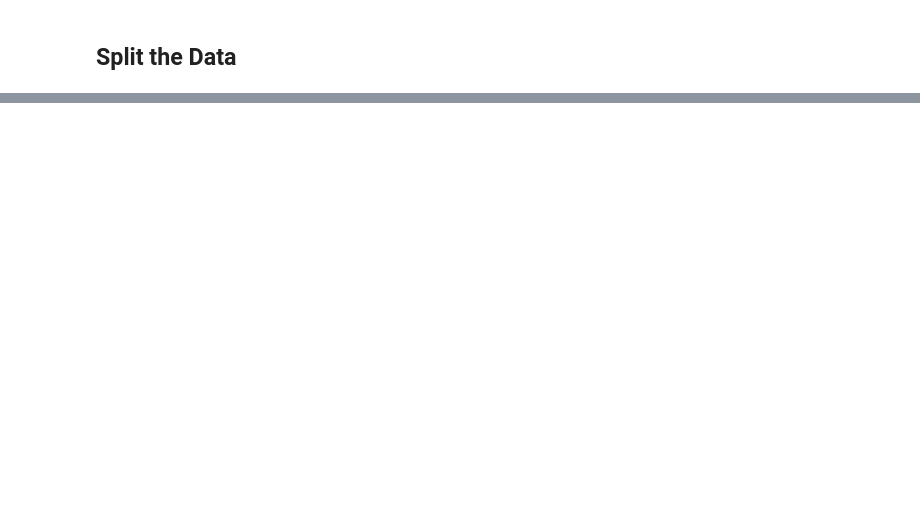
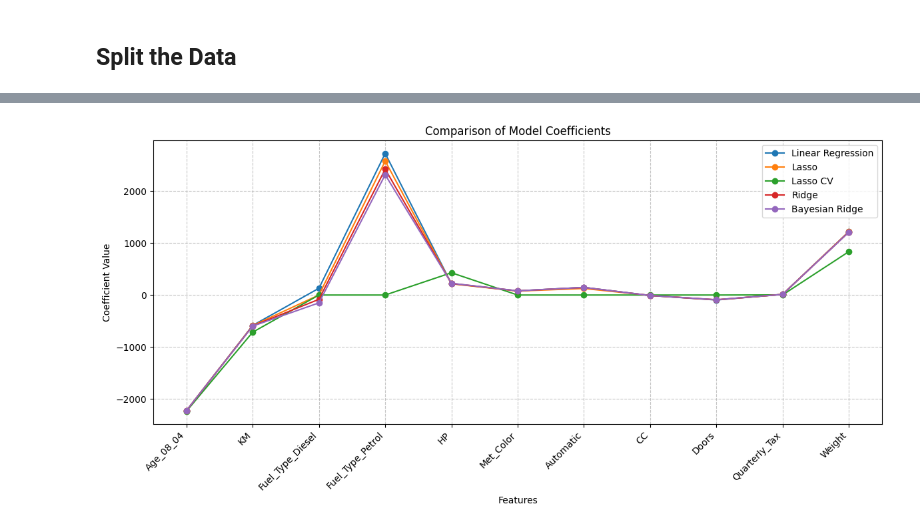
Before and after one commit to jenniferbleaux1/msa550-code-files-2025, a Jupyter notebook: notebooks/02_python_lecture_02-MultipleLinearRegression.ipynb, the cells around one changed output, grey strips where cells are left out. Saved outputs shown, nothing was run; the diff lists cells and outputs as text; code cells hidden in the pictures; blank space fills up the shorter version.

```diff
--- a/notebooks/02_python_lecture_02-MultipleLinearRegression.ipynb
+++ b/notebooks/02_python_lecture_02-MultipleLinearRegression.ipynb
@@ -300,0 +993,6 @@ train_X, valid_X, train_y, valid_y = train_test_split(X, y, test_size=0.3, rando
+# %%
+# Lasso Regression
+lasso = Lasso(alpha=1)  # Note: normalize=True is deprecated, use StandardScaler instead
+lasso.fit(train_X, train_y)  # Fit the model to the training data
+print("Lasso Regression Results:")
+regressionSummary(valid_y, lasso.predict(valid_X))  # Evaluate on validation set
@@ -300,0 +1031,6 @@ train_X, valid_X, train_y, valid_y = train_test_split(X, y, test_size=0.3, rando
+# %%
+# Ridge Regression
+ridge = Ridge(alpha=1)
+ridge.fit(train_X, train_y)
+print("\nRidge Regression Results:")
+regressionSummary(valid_y, ridge.predict(valid_X))
@@ -300,0 +1047,7 @@ train_X, valid_X, train_y, valid_y = train_test_split(X, y, test_size=0.3, rando
+# %%
+# Bayesian Ridge Regression
+bayesianRidge = BayesianRidge()  # Note: normalize=True is deprecated
+bayesianRidge.fit(train_X, train_y)
+print("\nBayesian Ridge Regression Results:")
+regressionSummary(valid_y, bayesianRidge.predict(valid_X))
+print(f'Bayesian ridge chosen regularization: {bayesianRidge.lambda_ / bayesianRidge.alpha_:.4f}')
@@ -300,0 +1217,27 @@ train_X, valid_X, train_y, valid_y = train_test_split(X, y, test_size=0.3, rando
+# %%
+
+
+def plot_coefficients(models, model_names, feature_names):
+    plt.figure(figsize=(12, 6))
+
+    for model, name in zip(models, model_names):
+        plt.plot(feature_names, model.coef_, marker='o', label=name)
+
+    plt.xlabel('Features')
+    plt.ylabel('Coefficient Value')
+    plt.title('Comparison of Model Coefficients')
+    plt.xticks(rotation=45, ha='right')
+    plt.legend()
+    plt.grid(True, linestyle='--', alpha=0.7)
+
+    plt.tight_layout()
+    plt.show()
+
+
+
+# Plot coefficients for all models
+models = [lr, lasso, lasso_cv, ridge, bayesianRidge]
+model_names = ['Linear Regression', 'Lasso', 'Lasso CV', 'Ridge', 'Bayesian Ridge']
+plot_coefficients(models, model_names, feature_names)
+# %% [output]
+[figure, added]
```
Also changed, not shown: parts of 58 cells of this notebook.
